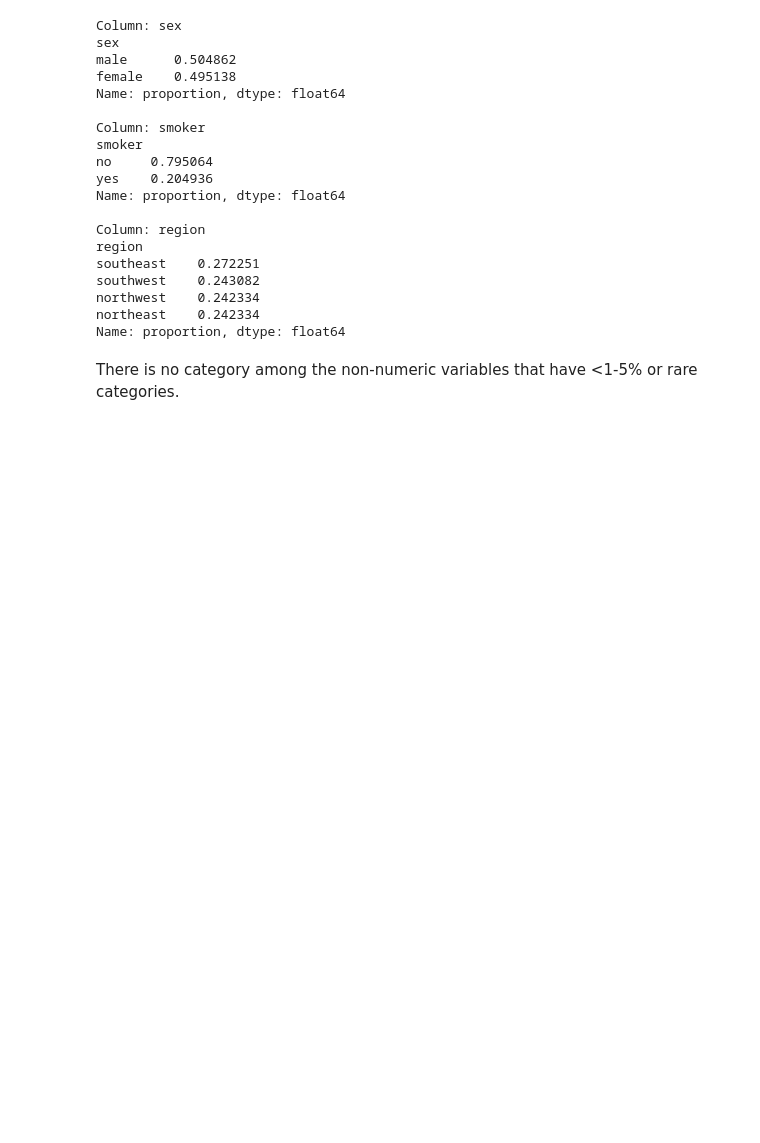
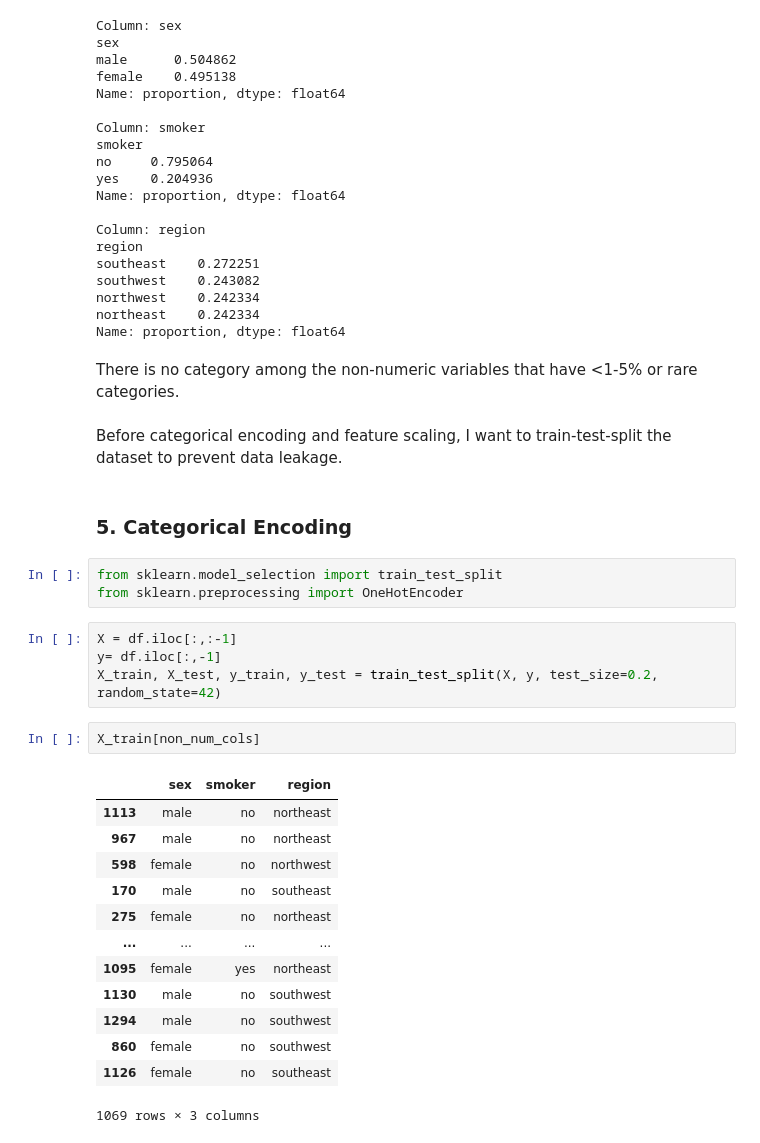
Before and after one commit to lokkenchan/linear_regression_001, a Jupyter notebook: notebooks/01_exploration.ipynb, the cells around one changed output. Cells and saved outputs as stored; diff of their text form; blank space fills up the shorter version.

Commit message:
categorical encoding

```diff
--- a/notebooks/01_exploration.ipynb
+++ b/notebooks/01_exploration.ipynb
@@ -310,3 +310,30 @@ northeast    0.242334
 Name: proportion, dtype: float64
 # %% [markdown]
 There is no category among the non-numeric variables that have <1-5% or rare categories.
+# %% [markdown]
+Before categorical encoding and feature scaling, I want to train-test-split the dataset to prevent data leakage.
+# %% [markdown]
+### 5. Categorical Encoding
+# %%
+from sklearn.model_selection import train_test_split
+from sklearn.preprocessing import OneHotEncoder
+# %%
+X = df.iloc[:,:-1]
+y= df.iloc[:,-1]
+X_train, X_test, y_train, y_test = train_test_split(X, y, test_size=0.2, random_state=42)
+# %%
+X_train[non_num_cols]
+# %% [output]
+|  | sex | smoker | region |
+| 1113 | male | no | northeast |
+| 967 | male | no | northeast |
+| 598 | female | no | northwest |
+| 170 | male | no | southeast |
+| 275 | female | no | northeast |
+| ... | ... | ... | ... |
+| 1095 | female | yes | northeast |
+| 1130 | male | no | southwest |
+| 1294 | male | no | southwest |
+| 860 | female | no | southwest |
+| 1126 | female | no | southeast |
+1069 rows × 3 columns
```
Also changed, not shown: parts of 5 cells of this notebook.
